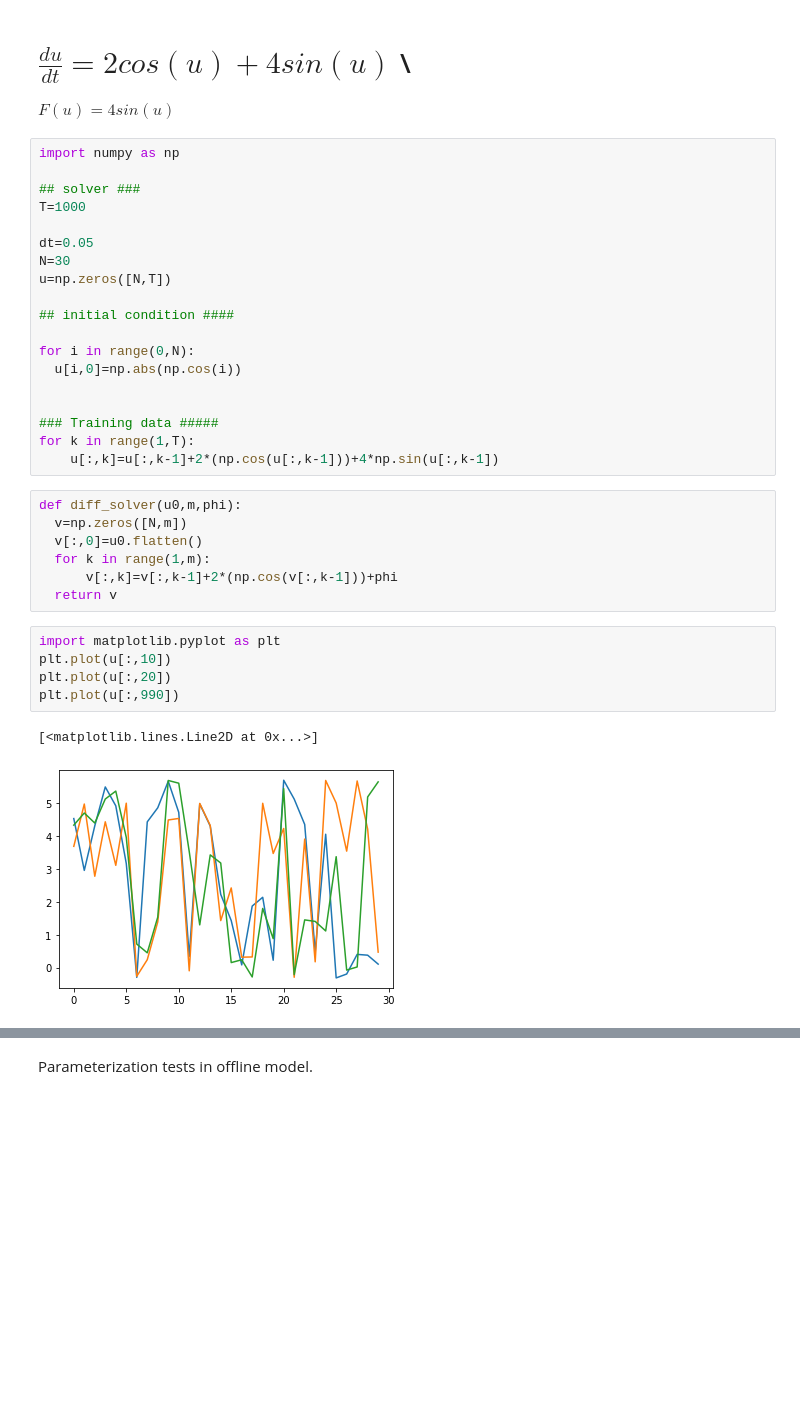
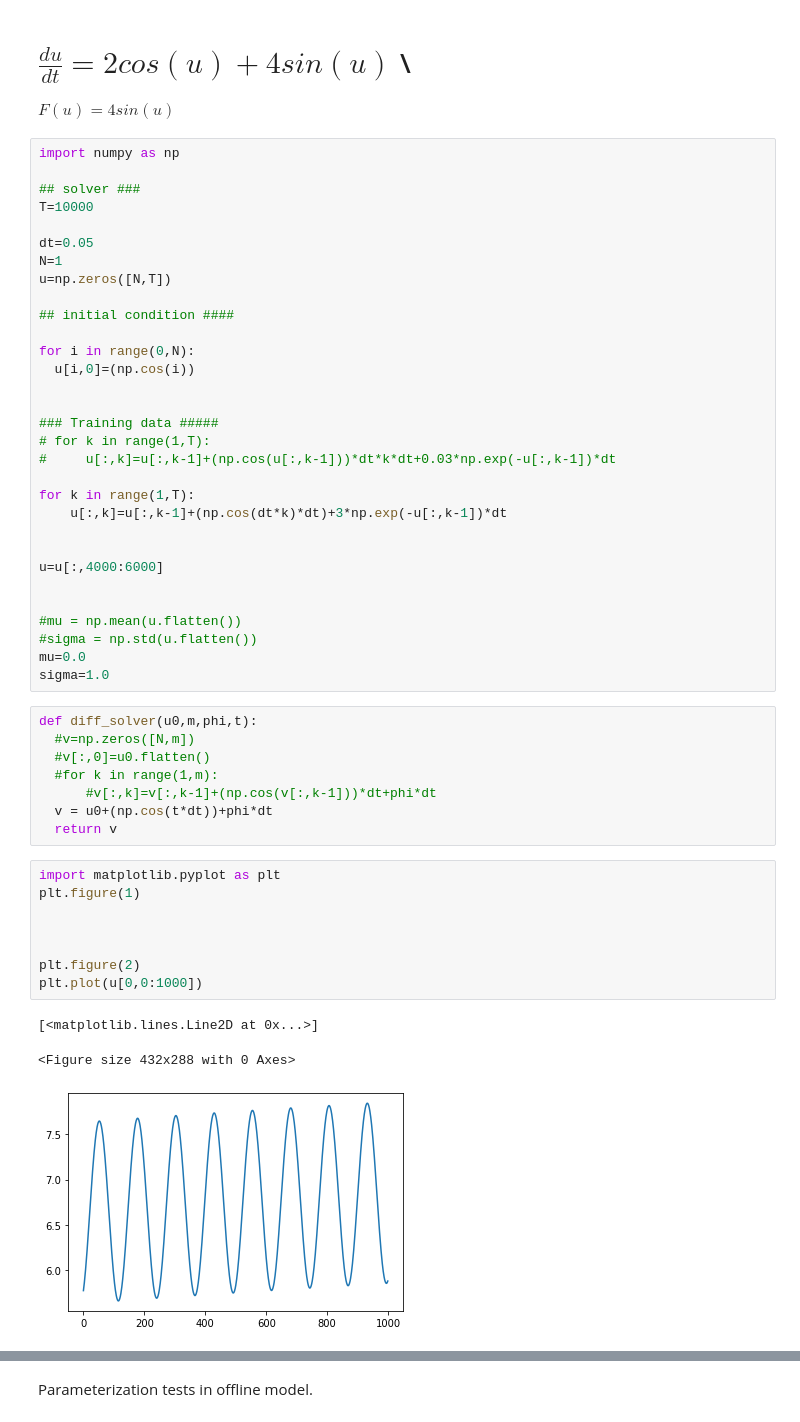
Before and after one commit to ashesh6810/gravity-waves-parametrization, a Jupyter notebook: solver_in_the_loop_training.ipynb, the cells around one changed output, grey strips where cells are left out. Cells and saved outputs as stored; diff of their text form; blank space fills up the shorter version.

```diff
--- a/solver_in_the_loop_training.ipynb
+++ b/solver_in_the_loop_training.ipynb
@@ -10,36 +10,53 @@ $F(u)=4sin(u)$
 import numpy as np
 
 ## solver ###
-T=1000
+T=10000
 
 dt=0.05
-N=30
+N=1
 u=np.zeros([N,T])
 
 ## initial condition ####
 
 for i in range(0,N):
-  u[i,0]=np.abs(np.cos(i))
+  u[i,0]=(np.cos(i))
 
 
 ### Training data #####
+# for k in range(1,T):
+#     u[:,k]=u[:,k-1]+(np.cos(u[:,k-1]))*dt*k*dt+0.03*np.exp(-u[:,k-1])*dt
+
 for k in range(1,T):
-    u[:,k]=u[:,k-1]+2*(np.cos(u[:,k-1]))+4*np.sin(u[:,k-1])
+    u[:,k]=u[:,k-1]+(np.cos(dt*k)*dt)+3*np.exp(-u[:,k-1])*dt
+
+
+u=u[:,4000:6000]
+
+
+#mu = np.mean(u.flatten())
+#sigma = np.std(u.flatten())
+mu=0.0
+sigma=1.0
 # %%
-def diff_solver(u0,m,phi):
-  v=np.zeros([N,m])
-  v[:,0]=u0.flatten()
-  for k in range(1,m):
-      v[:,k]=v[:,k-1]+2*(np.cos(v[:,k-1]))+phi
+def diff_solver(u0,m,phi,t):
+  #v=np.zeros([N,m])
+  #v[:,0]=u0.flatten()
+  #for k in range(1,m):
+      #v[:,k]=v[:,k-1]+(np.cos(v[:,k-1]))*dt+phi*dt
+  v = u0+(np.cos(t*dt))+phi*dt
   return v
 # %%
 import matplotlib.pyplot as plt
-plt.plot(u[:,10])
-plt.plot(u[:,20])
-plt.plot(u[:,990])
+plt.figure(1)
+
+
+
+plt.figure(2)
+plt.plot(u[0,0:1000])
 # %% [output]
 [<matplotlib.lines.Line2D at 0x...>]
+<Figure size 432x288 with 0 Axes>
-[figure, old version]
+[figure, new version]
 # %%
 import keras
 from keras.layers import Input, Dense, Lambda
```
Also changed, not shown: parts of 9 cells of this notebook.
